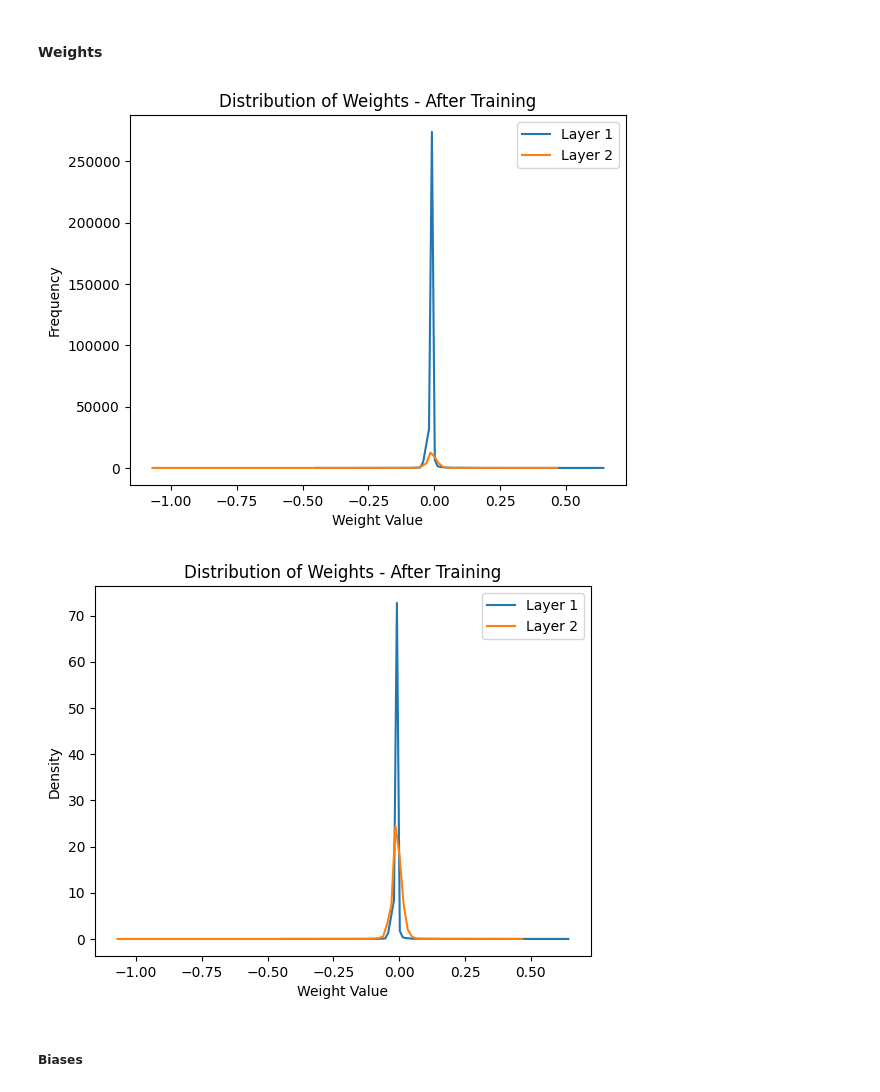
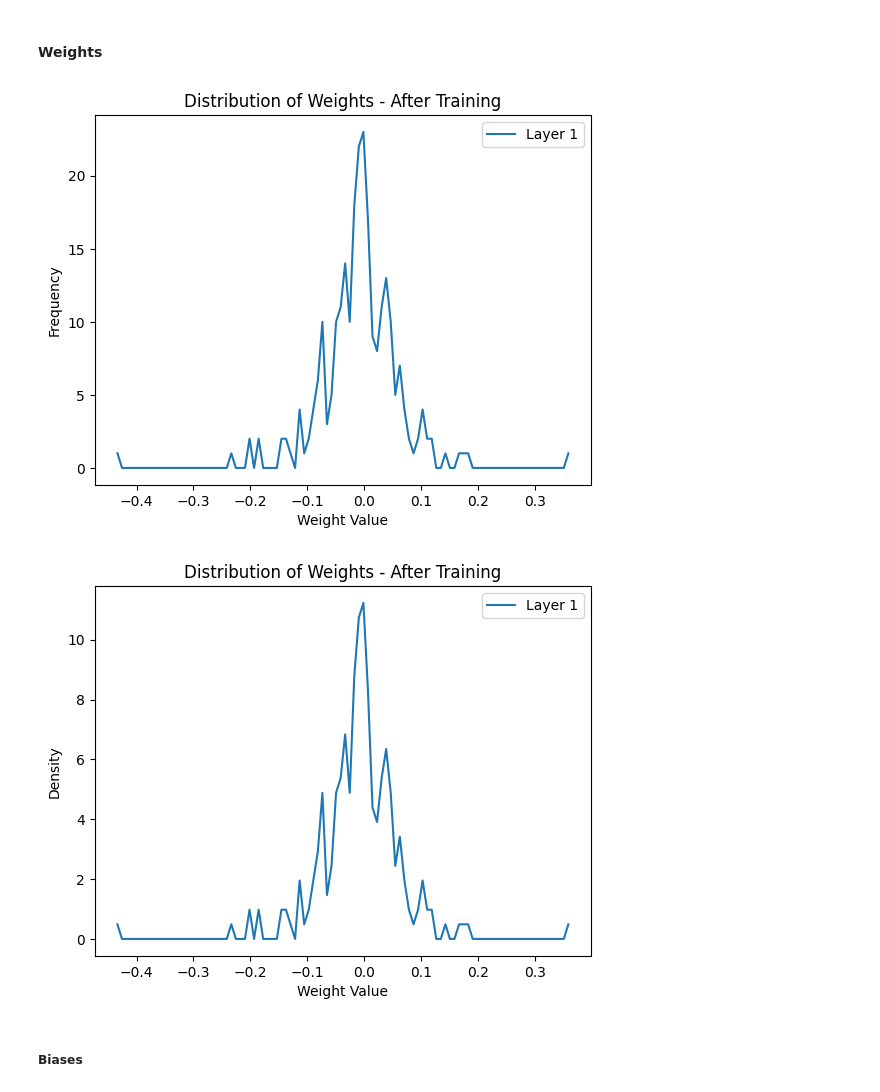
Before and after one commit to ryashpal/sepsis_predictor, a Jupyter notebook: notebooks/ehr_vectors/01_buid_model_unimodal_measurements_lstm.ipynb, the cells around one changed output. Drawn from its saved outputs; the diff is of its cells as text; code cells hidden in the pictures.

Commit message:
diagnostic plots for LSTM for measurements

```diff
--- a/notebooks/ehr_vectors/01_buid_model_unimodal_measurements_lstm.ipynb
+++ b/notebooks/ehr_vectors/01_buid_model_unimodal_measurements_lstm.ipynb
@@ -208,12 +208,12 @@ class LstmModel(nn.Module):
 
     def __init__(self):
         super().__init__()
-        self.lstm = nn.LSTM(input_size=X.shape[2], hidden_size=512, num_layers=1, batch_first=True)
-        self.linear1 = nn.Linear(512, 64)
-        self.relu = nn.LeakyReLU(0.01)
-        self.ln = nn.LayerNorm(64)
+        self.lstm = nn.LSTM(input_size=X.shape[2], hidden_size=256, num_layers=1, batch_first=True)
+        self.linear1 = nn.Linear(256, 1)
+        # self.relu = nn.LeakyReLU(0.01)
+        # self.ln = nn.LayerNorm(64)
 
-        self.linear2 = nn.Linear(64, 1)
+        # self.linear2 = nn.Linear(64, 1)
 
     def forward(self, x):
 
@@ -221,10 +221,10 @@ class LstmModel(nn.Module):
         out = out[:, -1, :]
 
         out = self.linear1(out)                  # -> (batch_size * seq_len, vocab_size)
-        out = self.relu(out)
-        out = self.ln(out)
+        # out = self.relu(out)
+        # out = self.ln(out)
 
-        out = self.linear2(out)
+        # out = self.linear2(out)
 
         return out
 # %%
@@ -340,7 +337,7 @@ plt2.show()
 #### Train and evaluate
 # %%
 # Number of epochs
-epochs = 10
+epochs = 20
 
 # Send data to the device
 x_train, x_valid = X_train_tensor.to(device), X_test_tensor.to(device)
@@ -436,24 +480,24 @@ plt.show()
 # %%
 import sys
 import os
 
 sys.path.append(os.path.join(os.environ['SEPSIS_PREDICTOR_BASE'], "src"))
 
 import Utils
 
 plotData = {}
 plotData['Layer 1'] = model.linear1.weight.data.flatten()
-plotData['Layer 2'] = model.linear2.weight.data.flatten()
+# plotData['Layer 2'] = model.linear2.weight.data.flatten()
 # plotData['Layer 3'] = model.linear3.weight.data.flatten()
 
 plt1 = Utils.plotWeightsDistribution(data=plotData, density=False, dataType="Weights", titlePrefix='After Training')
 plt1.show()
 
 plt2 = Utils.plotWeightsDistribution(data=plotData, density=True, dataType="Weights", titlePrefix='After Training')
 plt2.show()
 # %% [output]
-[figure, old version]
+[figure, new version]
-[figure, old version]
+[figure, new version]
 # %% [markdown]
 ##### Biases
 # %%
```
Also changed, not shown: parts of 12 cells of this notebook, 1 other file.
